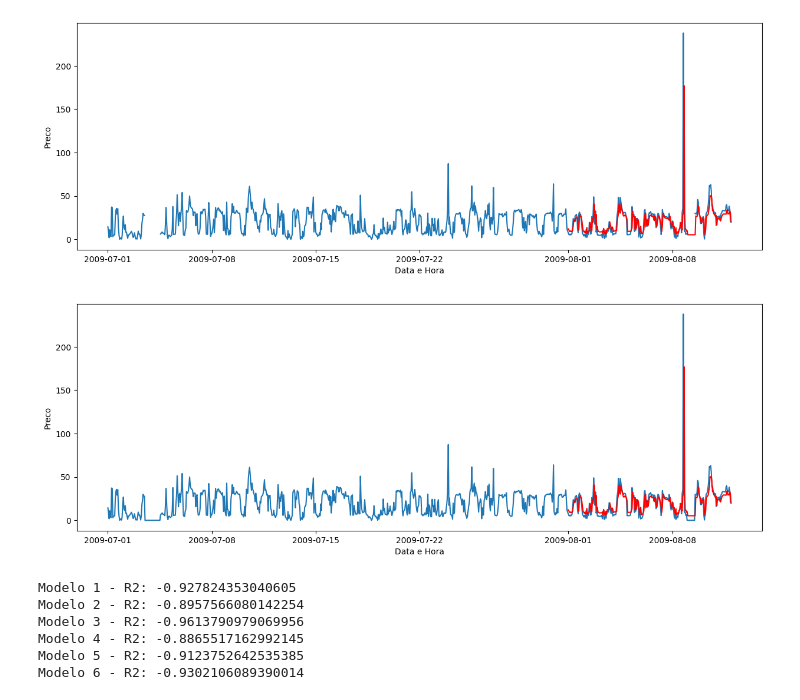
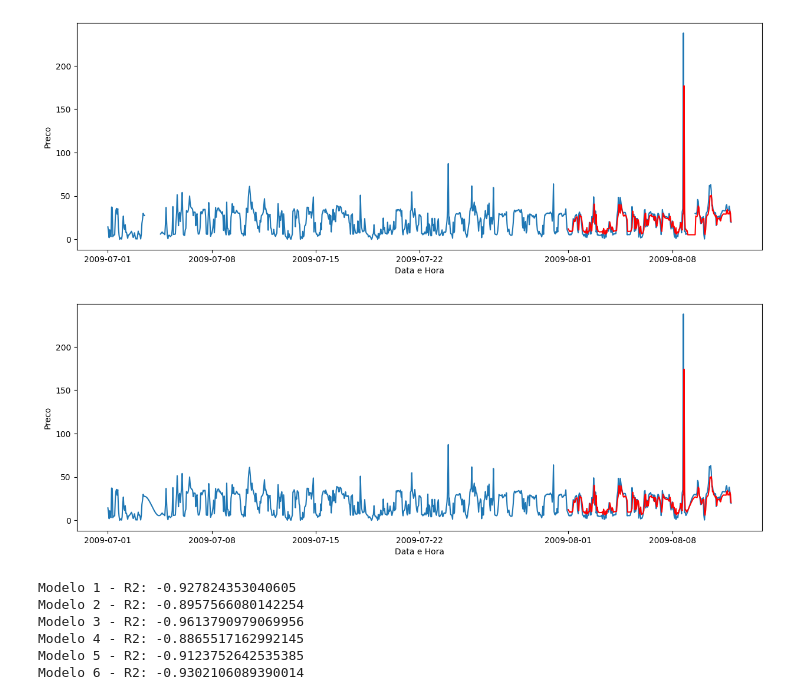
Before and after one commit to ricardoasf/Previsao-Series-Temporais, a Jupyter notebook: AnaliseDadosFaltantes.ipynb, the cells around one changed output. Drawn from its saved outputs; the diff is of its cells as text; code cells hidden in the pictures.

```diff
--- a/AnaliseDadosFaltantes.ipynb
+++ b/AnaliseDadosFaltantes.ipynb
@@ -339,13 +339,13 @@ plt.show()
 [figure]
 # %%
 plt.figure(figsize=(15,5))
-plt.plot(df_fixed1['DateTime'], df_fixed1['Preco'])
-plt.plot(df_dados_validacao1.index, df_previsto_RL1_denorm, 'r')
+plt.plot(df_fixed5['Preco'])
+plt.plot(df_dados_validacao5.index, df_previsto_RL5_denorm, 'r')
 plt.ylabel('Preco')
 plt.xlabel('Data e Hora')
 plt.show()
 # %% [output]
-[figure, old version]
+[figure, new version]
 # %%
 # Parametrização de Modelo de Regressão Polinomial
 from sklearn.preprocessing import PolynomialFeatures
```
Also changed, not shown: parts of 3 cells of this notebook.
